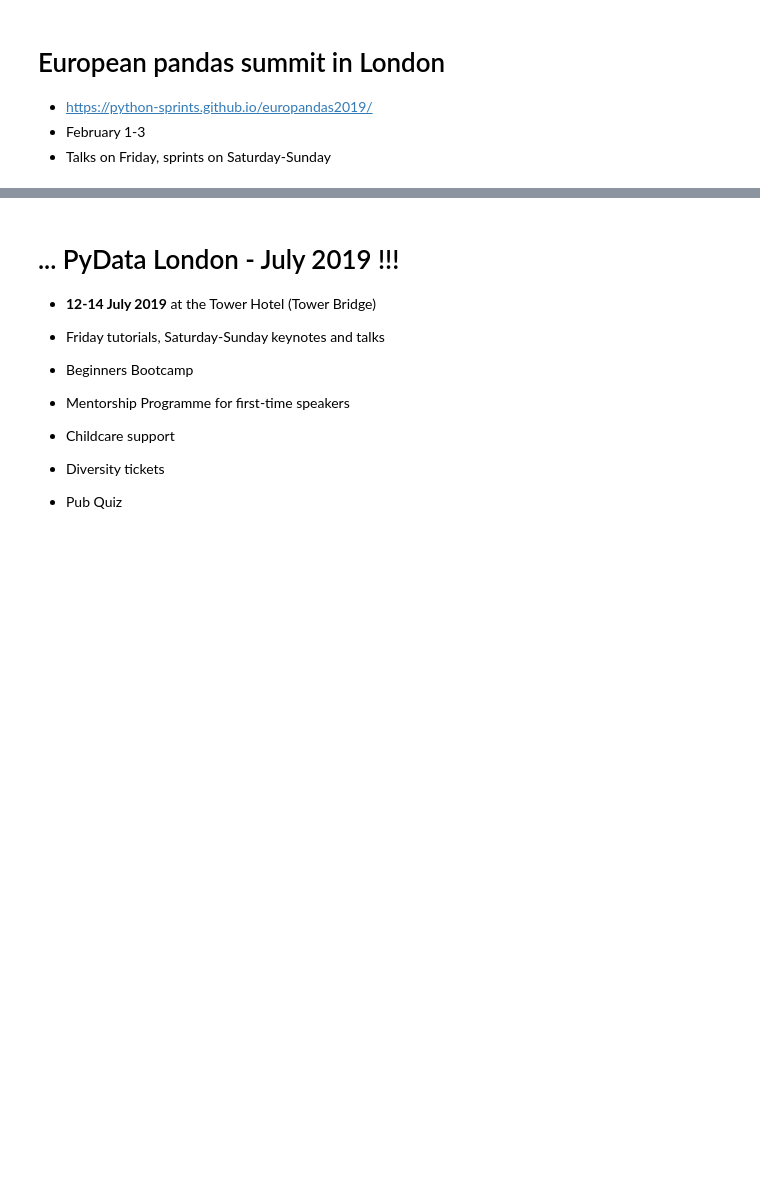
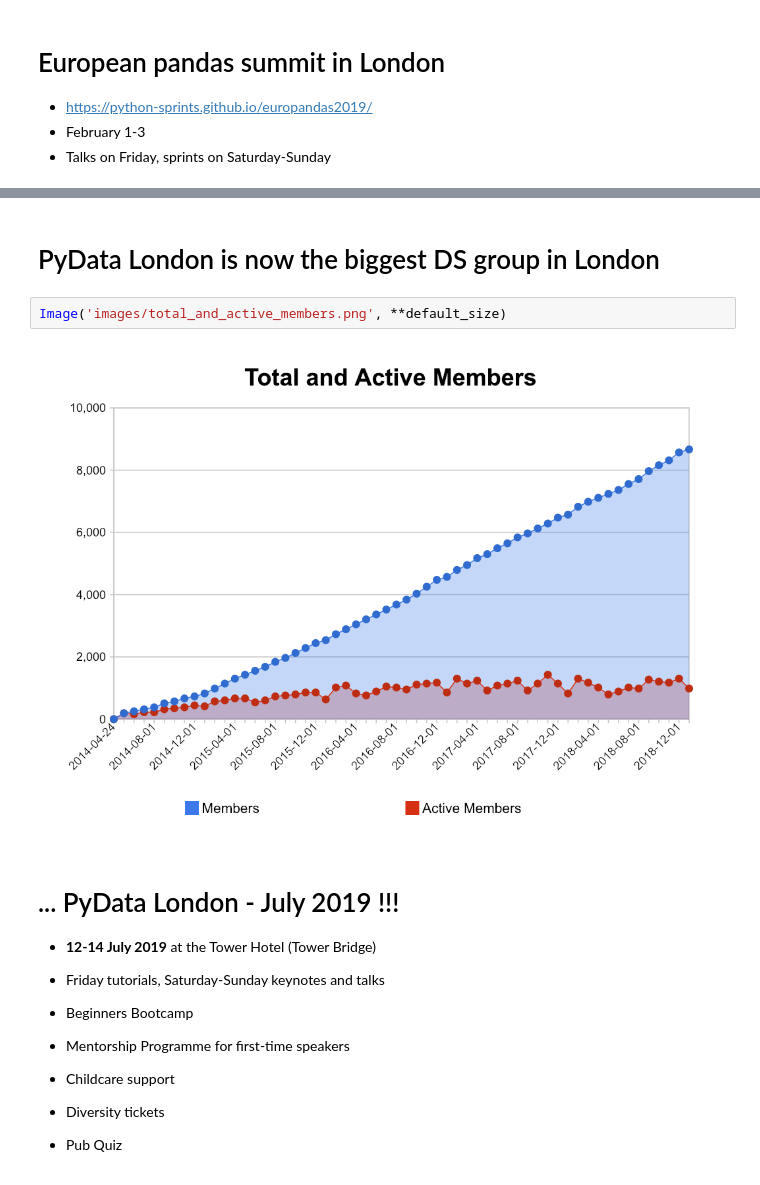
Before and after one commit to PyDataLondon/News, a Jupyter notebook: 2019-01-08_PyData-News-January-2019/PyData London News - January 2019.ipynb, the cells around one changed output, grey strips where cells are left out. Cells and saved outputs as stored; diff of their text form; blank space fills up the shorter version.

Commit message:
Add a slide about total and active members

```diff
--- a/2019-01-08_PyData-News-January-2019/PyData London News - January 2019.ipynb
+++ b/2019-01-08_PyData-News-January-2019/PyData London News - January 2019.ipynb
@@ -67,6 +67,12 @@ Image('images/pycon-italy.png', **default_size)
 IFrame("https://python-sprints.github.io/europandas2019/", **default_size)
 # %% [output]
 [interactive output not drawn]
+# %% [markdown]
+# PyData London is now the biggest DS group in London
+# %%
+Image('images/total_and_active_members.png', **default_size)
+# %% [output]
+[figure, added]
 # %% [markdown]
 # ... PyData London - July 2019 !!!
 
```
Also changed, not shown: parts of 1 cell of this notebook, 2 other files.
